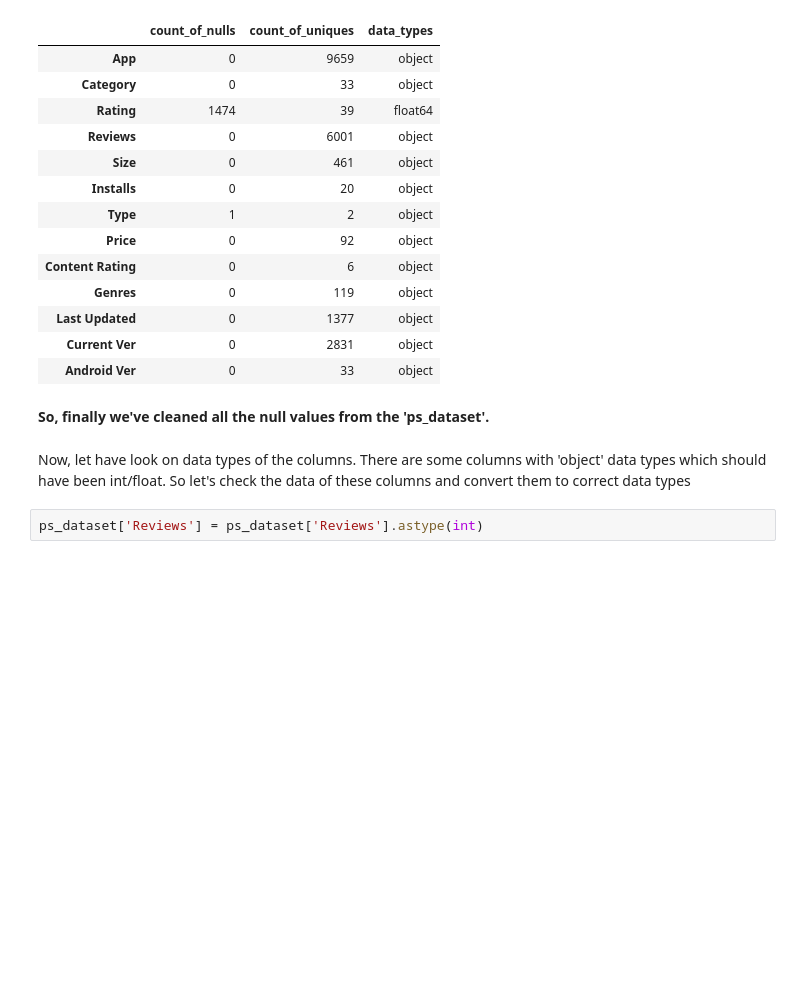
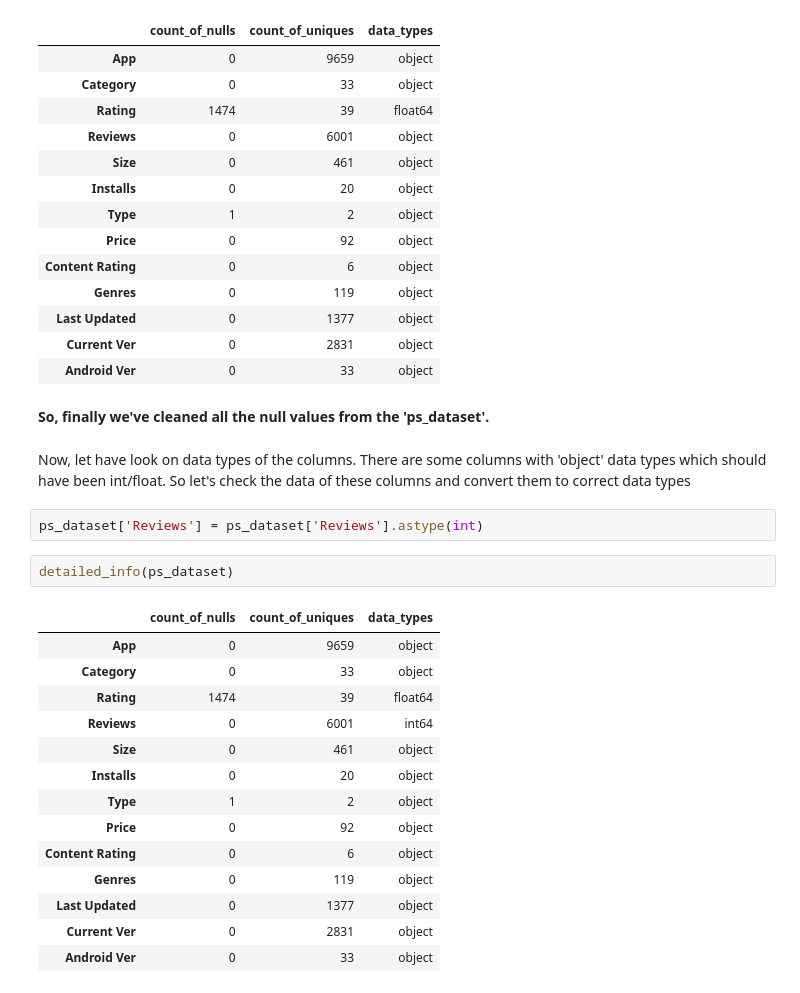
Before and after one commit to komal-pasi/EDA-Capstone, a Jupyter notebook: Copy_of_Play_Store_App_Review_Analysis_Capstone_Project.ipynb, the cells around one changed output. Cells and saved outputs as stored; diff of their text form; blank space fills up the shorter version.

```diff
--- a/Copy_of_Play_Store_App_Review_Analysis_Capstone_Project.ipynb
+++ b/Copy_of_Play_Store_App_Review_Analysis_Capstone_Project.ipynb
@@ -327,3 +327,20 @@ Now, let have look on data types of the columns. There are some columns with 'ob
 So let's check the data of these columns and convert them to correct data types
 # %%
 ps_dataset['Reviews'] = ps_dataset['Reviews'].astype(int)
+# %%
+detailed_info(ps_dataset)
+# %% [output]
+|  | count_of_nulls | count_of_uniques | data_types |
+| App | 0 | 9659 | object |
+| Category | 0 | 33 | object |
+| Rating | 1474 | 39 | float64 |
+| Reviews | 0 | 6001 | int64 |
+| Size | 0 | 461 | object |
+| Installs | 0 | 20 | object |
+| Type | 1 | 2 | object |
+| Price | 0 | 92 | object |
+| Content Rating | 0 | 6 | object |
+| Genres | 0 | 119 | object |
+| Last Updated | 0 | 1377 | object |
+| Current Ver | 0 | 2831 | object |
+| Android Ver | 0 | 33 | object |
```
